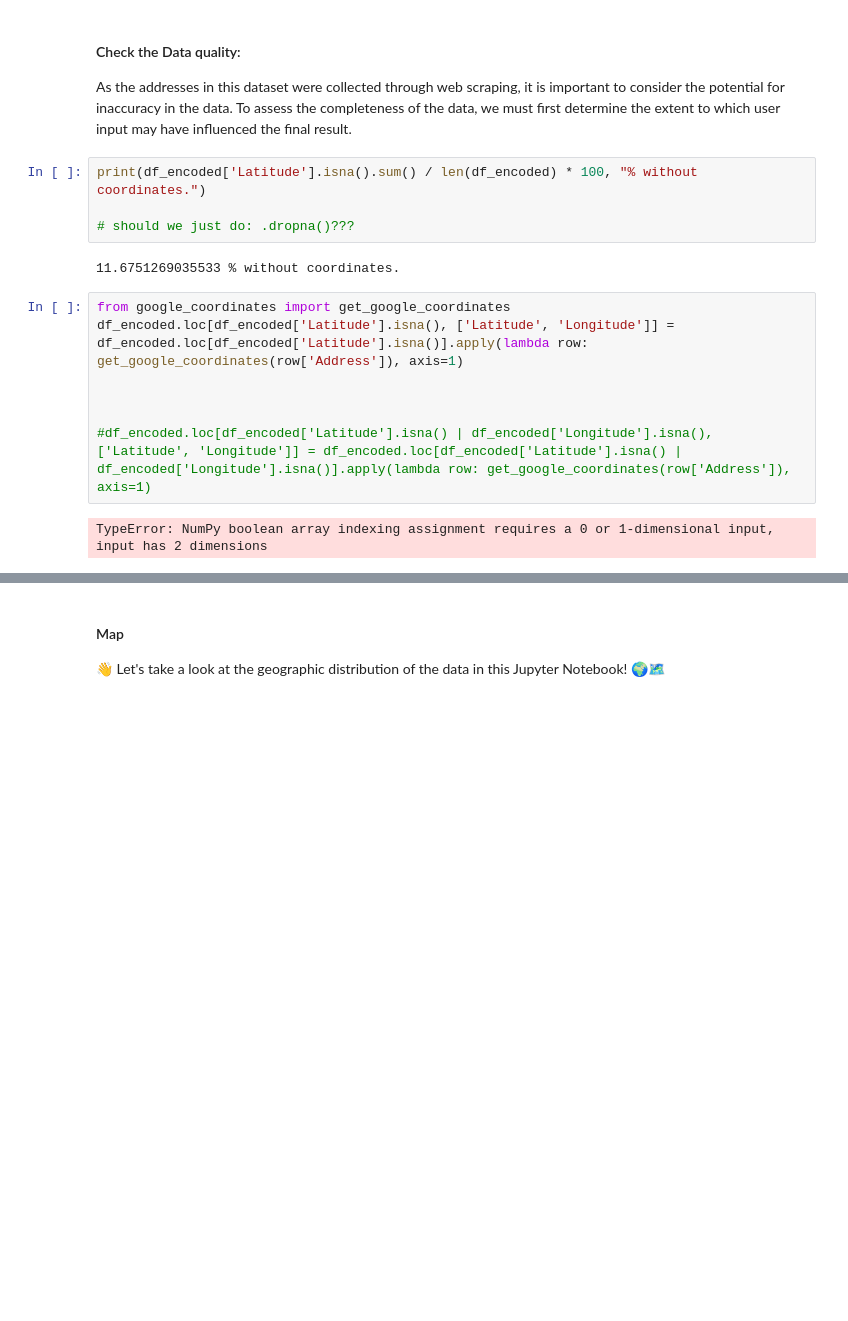
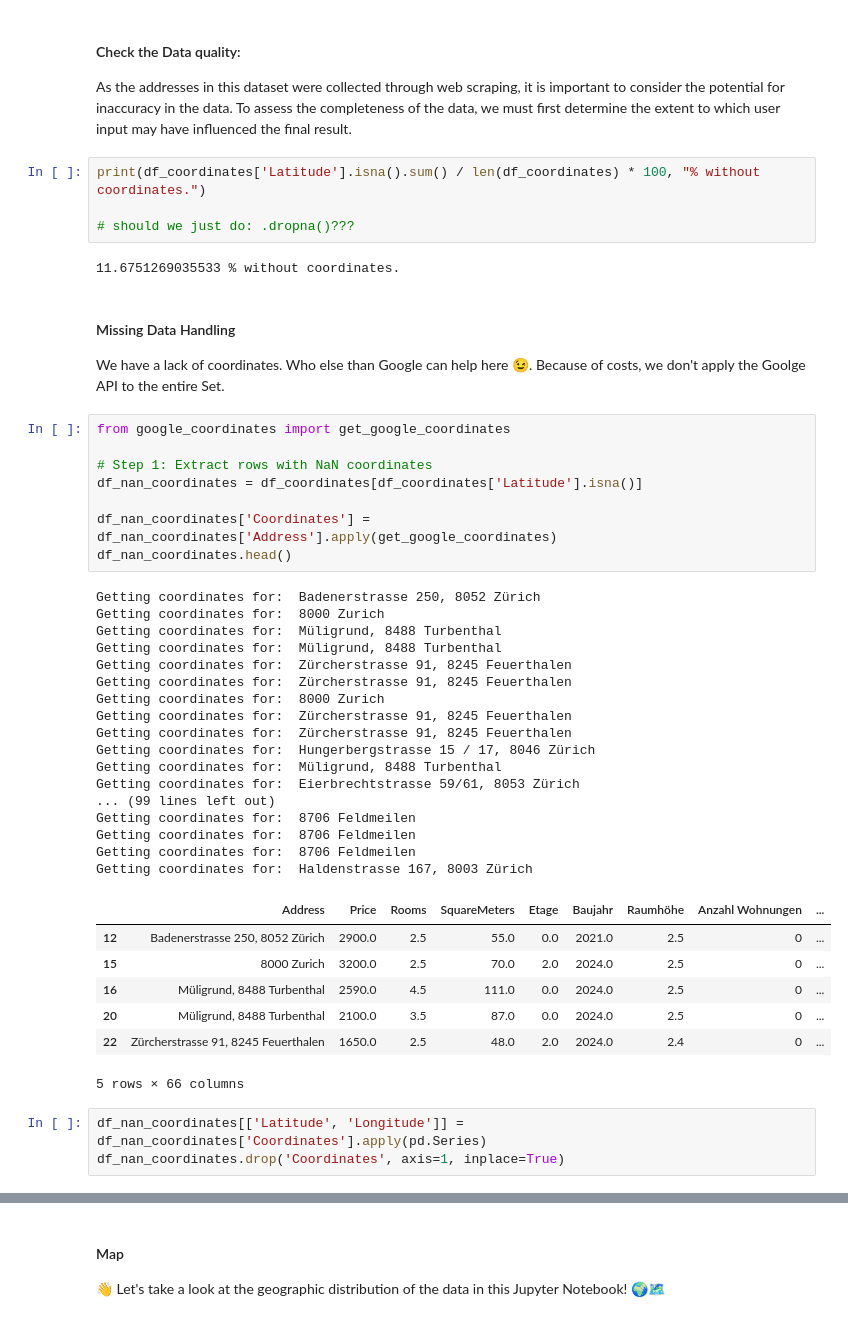
Before and after one commit to meichflo/ADS_Project_group3, a Jupyter notebook: immo-project.ipynb, the cells around one changed output, grey strips where cells are left out. Drawn from its saved outputs; the diff is of its cells as text; blank space fills up the shorter version.

```diff
--- a/immo-project.ipynb
+++ b/immo-project.ipynb
@@ -560,17 +583,48 @@ df_encoded[['Latitude', 'Longitude']] = df_encoded['Coordinates'].apply(pd.Serie
 #### Check the Data quality:
 As the addresses in this dataset were collected through web scraping, it is important to consider the potential for inaccuracy in the data. To assess the completeness of the data, we must first determine the extent to which user input may have influenced the final result.
 # %%
-print(df_encoded['Latitude'].isna().sum() / len(df_encoded) * 100, "% without coordinates.")
+print(df_coordinates['Latitude'].isna().sum() / len(df_coordinates) * 100, "% without coordinates.")
 
 # should we just do: .dropna()???
 # %% [output]
 11.6751269035533 % without coordinates.
-# %%
-from google_coordinates import get_google_coordinates
-df_encoded.loc[df_encoded['Latitude'].isna(), ['Latitude', 'Longitude']] = df_encoded.loc[df_encoded['Latitude'].isna()].apply(lambda row: get_google_coordinates(row['Address']), axis=1)
-
-
-
-#df_encoded.loc[df_encoded['Latitude'].isna() | df_encoded['Longitude'].isna(), ['Latitude', 'Longitude']] = df_encoded.loc[df_encoded['Latitude'].isna() | df_encoded['Longitude'].isna()].apply(lambda row: get_google_coordinates(row['Address']), axis=1)
-# %% [output]
-TypeError: NumPy boolean array indexing assignment requires a 0 or 1-dimensional input, input has 2 dimensions
+# %% [markdown]
+#### Missing Data Handling
+We have a lack of coordinates. Who else than Google can help here 😉.
+Because of costs, we don't apply the Goolge API to the entire Set.
+# %%
+from google_coordinates import get_google_coordinates
+
+# Step 1: Extract rows with NaN coordinates
+df_nan_coordinates = df_coordinates[df_coordinates['Latitude'].isna()]
+
+df_nan_coordinates['Coordinates'] = df_nan_coordinates['Address'].apply(get_google_coordinates)
+df_nan_coordinates.head()
+# %% [output]
+Getting coordinates for:  Badenerstrasse 250, 8052 Zürich
+Getting coordinates for:  8000 Zurich
+Getting coordinates for:  Müligrund, 8488 Turbenthal
+Getting coordinates for:  Müligrund, 8488 Turbenthal
+Getting coordinates for:  Zürcherstrasse 91, 8245 Feuerthalen
+Getting coordinates for:  Zürcherstrasse 91, 8245 Feuerthalen
+Getting coordinates for:  8000 Zurich
+Getting coordinates for:  Zürcherstrasse 91, 8245 Feuerthalen
+Getting coordinates for:  Zürcherstrasse 91, 8245 Feuerthalen
+Getting coordinates for:  Hungerbergstrasse 15 / 17, 8046 Zürich
+Getting coordinates for:  Müligrund, 8488 Turbenthal
+Getting coordinates for:  Eierbrechtstrasse 59/61, 8053 Zürich
+... (99 lines left out)
+Getting coordinates for:  8706 Feldmeilen
+Getting coordinates for:  8706 Feldmeilen
+Getting coordinates for:  8706 Feldmeilen
+Getting coordinates for:  Haldenstrasse 167, 8003 Zürich
+|  | Address | Price | Rooms | SquareMeters | Etage | Baujahr | Raumhöhe | Anzahl Wohnungen | ... |
+| 12 | Badenerstrasse 250, 8052 Zürich | 2900.0 | 2.5 | 55.0 | 0.0 | 2021.0 | 2.5 | 0 | ... |
+| 15 | 8000 Zurich | 3200.0 | 2.5 | 70.0 | 2.0 | 2024.0 | 2.5 | 0 | ... |
+| 16 | Müligrund, 8488 Turbenthal | 2590.0 | 4.5 | 111.0 | 0.0 | 2024.0 | 2.5 | 0 | ... |
+| 20 | Müligrund, 8488 Turbenthal | 2100.0 | 3.5 | 87.0 | 0.0 | 2024.0 | 2.5 | 0 | ... |
+| 22 | Zürcherstrasse 91, 8245 Feuerthalen | 1650.0 | 2.5 | 48.0 | 2.0 | 2024.0 | 2.4 | 0 | ... |
+5 rows × 66 columns
+# %%
+df_nan_coordinates[['Latitude', 'Longitude']] = df_nan_coordinates['Coordinates'].apply(pd.Series)
+df_nan_coordinates.drop('Coordinates', axis=1, inplace=True)
```
Also changed, not shown: parts of 19 cells of this notebook, 2 other files.
